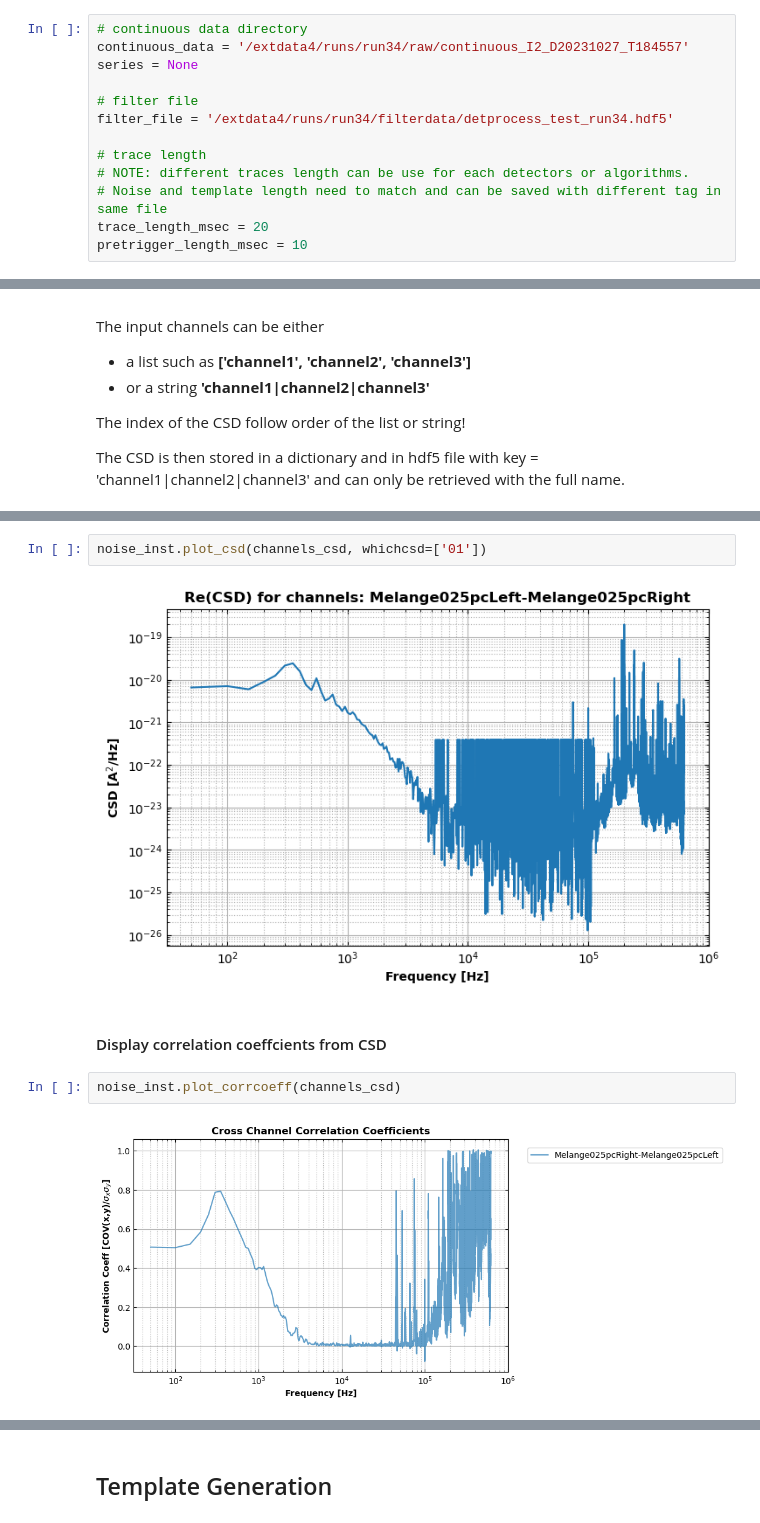
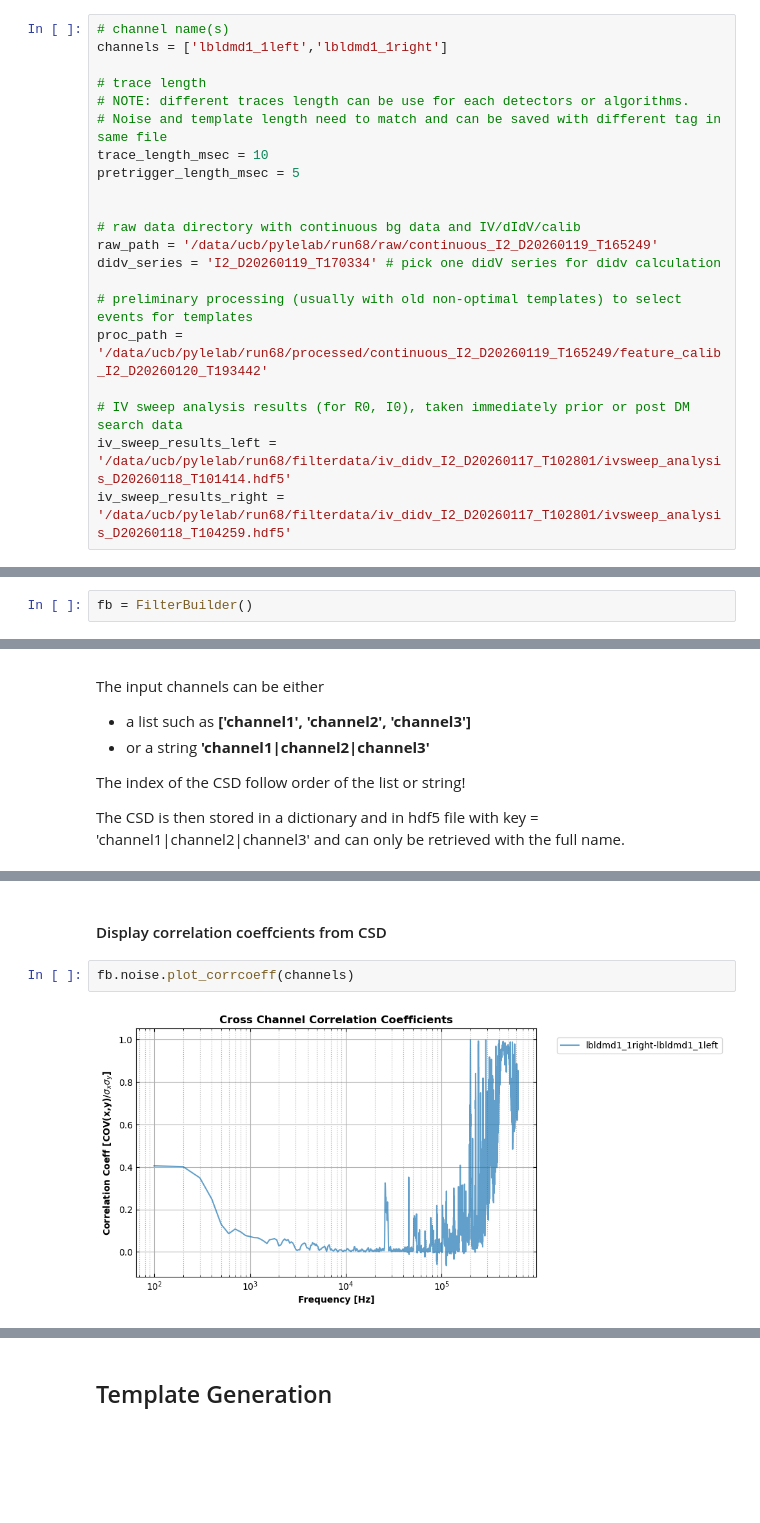
Before and after one commit to spice-herald/detprocess, a Jupyter notebook: examples/filterdata/filter_data_generation.ipynb, the cells around one changed output, grey strips where cells are left out. Saved outputs shown, nothing was run; the diff lists cells and outputs as text; blank space fills up the shorter version.

```diff
--- a/examples/filterdata/filter_data_generation.ipynb
+++ b/examples/filterdata/filter_data_generation.ipynb
@@ -19,13 +34,21 @@ from detprocess import Noise, Template, FilterData
 # %%
-# continuous data directory
-continuous_data = '/extdata4/runs/run34/raw/continuous_I2_D20231027_T184557'
-series = None
-
-# filter file
-filter_file = '/extdata4/runs/run34/filterdata/detprocess_test_run34.hdf5'
+# channel name(s)
+channels = ['lbldmd1_1left','lbldmd1_1right']
 
 # trace length
 # NOTE: different traces length can be use for each detectors or algorithms.
 # Noise and template length need to match and can be saved with different tag in same file
-trace_length_msec = 20
-pretrigger_length_msec = 10
+trace_length_msec = 10
+pretrigger_length_msec = 5
+
+
+# raw data directory with continuous bg data and IV/dIdV/calib
+raw_path = '/data/ucb/pylelab/run68/raw/continuous_I2_D20260119_T165249'
+didv_series = 'I2_D20260119_T170334' # pick one didV series for didv calculation
+
+# preliminary processing (usually with old non-optimal templates) to select events for templates
+proc_path = '/data/ucb/pylelab/run68/processed/continuous_I2_D20260119_T165249/feature_calib_I2_D20260120_T193442'
+
+# IV sweep analysis results (for R0, I0), taken immediately prior or post DM search data
+iv_sweep_results_left = '/data/ucb/pylelab/run68/filterdata/iv_didv_I2_D20260117_T102801/ivsweep_analysis_D20260118_T101414.hdf5'
+iv_sweep_results_right = '/data/ucb/pylelab/run68/filterdata/iv_didv_I2_D20260117_T102801/ivsweep_analysis_D20260118_T104259.hdf5'
@@ -32,2 +57,4 @@ pretrigger_length_msec = 10
+# %%
+fb = FilterBuilder()
 # %% [markdown]
 ## Noise PSD and CSD generation
@@ -150,10 +139,6 @@ csd, csd_freqs = noise_inst.get_csd(channels_csd)
-# %%
-noise_inst.plot_csd(channels_csd, whichcsd=['01'])
-# %% [output]
-[figure, removed]
 # %% [markdown]
 #### Display correlation coeffcients from CSD
 # %%
-noise_inst.plot_corrcoeff(channels_csd)
+fb.noise.plot_corrcoeff(channels)
 # %% [output]
-[figure, old version]
+[figure, new version]
```
Also changed, not shown: parts of 62 cells of this notebook, 2 other files.
